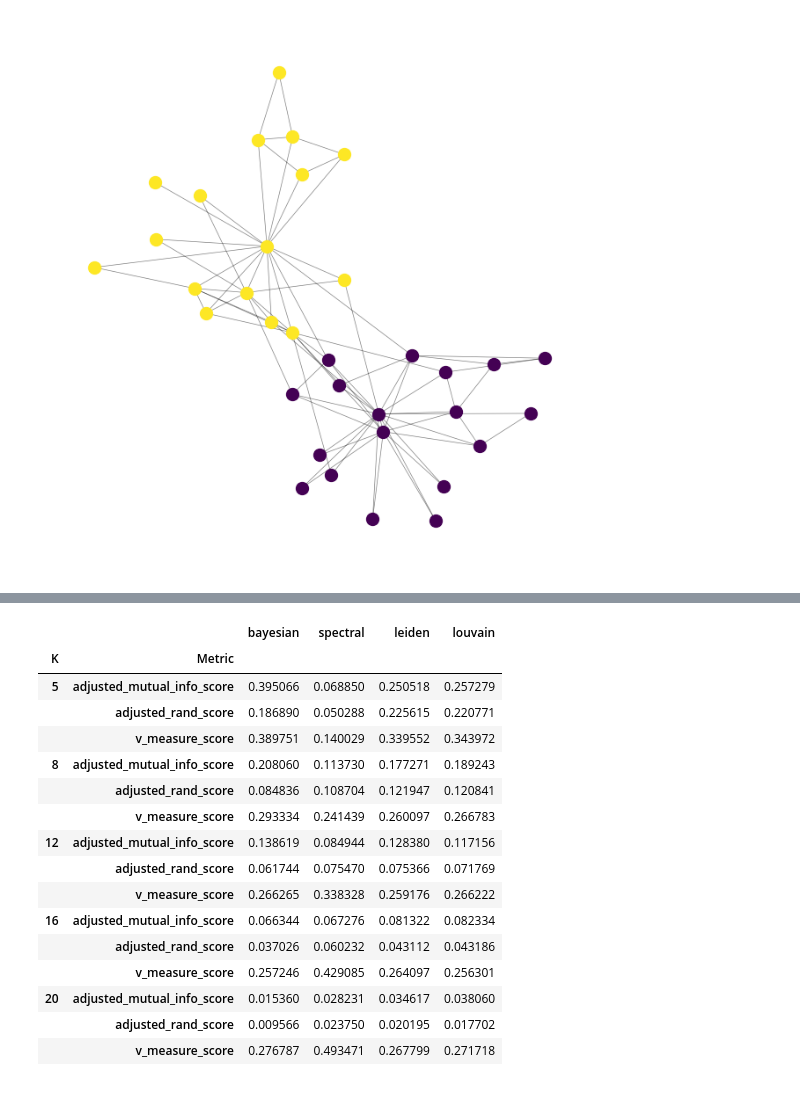
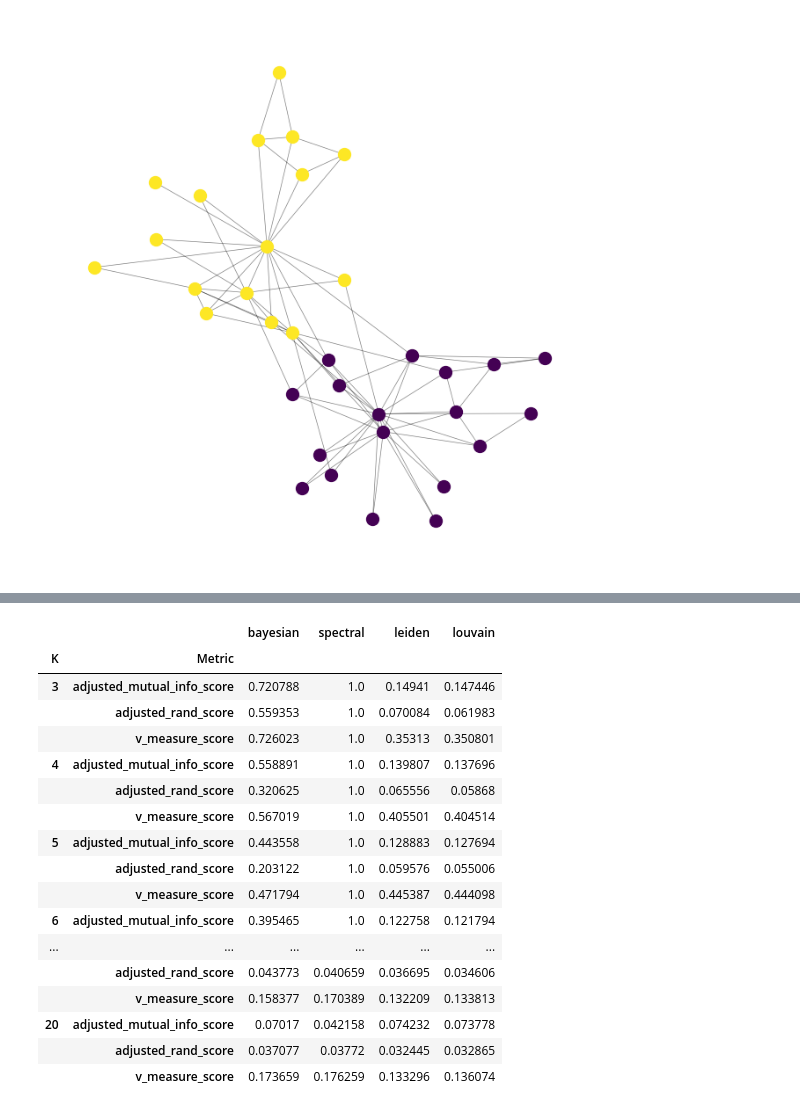
Before and after one commit to salyaa/semester_project, a Jupyter notebook: tests.ipynb, the cells around one changed output, grey strips where cells are left out. Saved outputs shown, nothing was run; the diff lists cells and outputs as text; code cells hidden in the pictures.

Commit message:
Updated validation + plots

```diff
--- a/tests.ipynb
+++ b/tests.ipynb
@@ -90,6 +44,6 @@ ind, avg_ind = compute_indexes(index="adjusted_mutual_info_score", algorithm="ba
 # %%
 ## No way to fix the number of found cluster in leiden and louvain using igraph...
 # %%
-range_K = np.linspace(5, 20, 5, dtype=np.int32)
+range_K = np.linspace(3, 20, 18, dtype=np.int32)
 print(range_K)
 # %% [output]
@@ -98,0 +51,3 @@ print(range_K)
+# %%
+nb_probas = 20
+results_out = validation_range_K(range_K, nb_probas)
@@ -101,20 +76,21 @@ results = pd.read_csv("evaluations/scores_K5to20_n20", index_col=[0, 1])
 # %%
-display(results)
+display(results_out)
 # %% [output]
 |  |  | bayesian | spectral | leiden | louvain |
 | K | Metric |  |  |  |  |
-| 5 | adjusted_mutual_info_score | 0.395066 | 0.068850 | 0.250518 | 0.257279 |
-|  | adjusted_rand_score | 0.186890 | 0.050288 | 0.225615 | 0.220771 |
-|  | v_measure_score | 0.389751 | 0.140029 | 0.339552 | 0.343972 |
-| 8 | adjusted_mutual_info_score | 0.208060 | 0.113730 | 0.177271 | 0.189243 |
-|  | adjusted_rand_score | 0.084836 | 0.108704 | 0.121947 | 0.120841 |
-|  | v_measure_score | 0.293334 | 0.241439 | 0.260097 | 0.266783 |
-| 12 | adjusted_mutual_info_score | 0.138619 | 0.084944 | 0.128380 | 0.117156 |
-|  | adjusted_rand_score | 0.061744 | 0.075470 | 0.075366 | 0.071769 |
-|  | v_measure_score | 0.266265 | 0.338328 | 0.259176 | 0.266222 |
-| 16 | adjusted_mutual_info_score | 0.066344 | 0.067276 | 0.081322 | 0.082334 |
-|  | adjusted_rand_score | 0.037026 | 0.060232 | 0.043112 | 0.043186 |
-|  | v_measure_score | 0.257246 | 0.429085 | 0.264097 | 0.256301 |
-| 20 | adjusted_mutual_info_score | 0.015360 | 0.028231 | 0.034617 | 0.038060 |
-|  | adjusted_rand_score | 0.009566 | 0.023750 | 0.020195 | 0.017702 |
-|  | v_measure_score | 0.276787 | 0.493471 | 0.267799 | 0.271718 |
+| 3 | adjusted_mutual_info_score | 0.720788 | 1.0 | 0.14941 | 0.147446 |
+|  | adjusted_rand_score | 0.559353 | 1.0 | 0.070084 | 0.061983 |
+|  | v_measure_score | 0.726023 | 1.0 | 0.35313 | 0.350801 |
+| 4 | adjusted_mutual_info_score | 0.558891 | 1.0 | 0.139807 | 0.137696 |
+|  | adjusted_rand_score | 0.320625 | 1.0 | 0.065556 | 0.05868 |
+|  | v_measure_score | 0.567019 | 1.0 | 0.405501 | 0.404514 |
+| 5 | adjusted_mutual_info_score | 0.443558 | 1.0 | 0.128883 | 0.127694 |
+|  | adjusted_rand_score | 0.203122 | 1.0 | 0.059576 | 0.055006 |
+|  | v_measure_score | 0.471794 | 1.0 | 0.445387 | 0.444098 |
+| 6 | adjusted_mutual_info_score | 0.395465 | 1.0 | 0.122758 | 0.121794 |
+| ... | ... | ... | ... | ... | ... |
+|  | adjusted_rand_score | 0.043773 | 0.040659 | 0.036695 | 0.034606 |
+|  | v_measure_score | 0.158377 | 0.170389 | 0.132209 | 0.133813 |
+| 20 | adjusted_mutual_info_score | 0.07017 | 0.042158 | 0.074232 | 0.073778 |
+|  | adjusted_rand_score | 0.037077 | 0.03772 | 0.032445 | 0.032865 |
+|  | v_measure_score | 0.173659 | 0.176259 | 0.133296 | 0.136074 |
```
Also changed, not shown: parts of 21 cells of this notebook, 6 other files.
